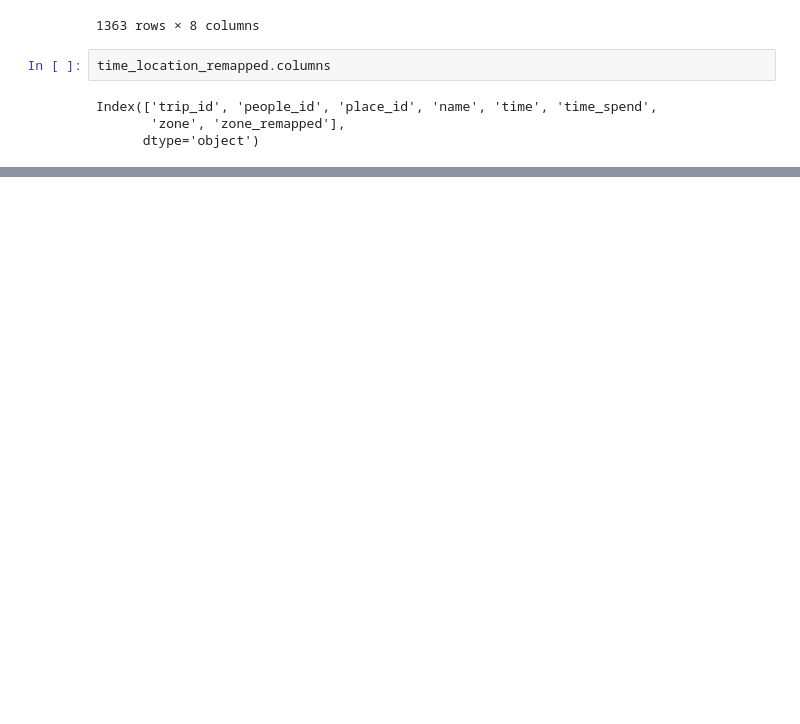
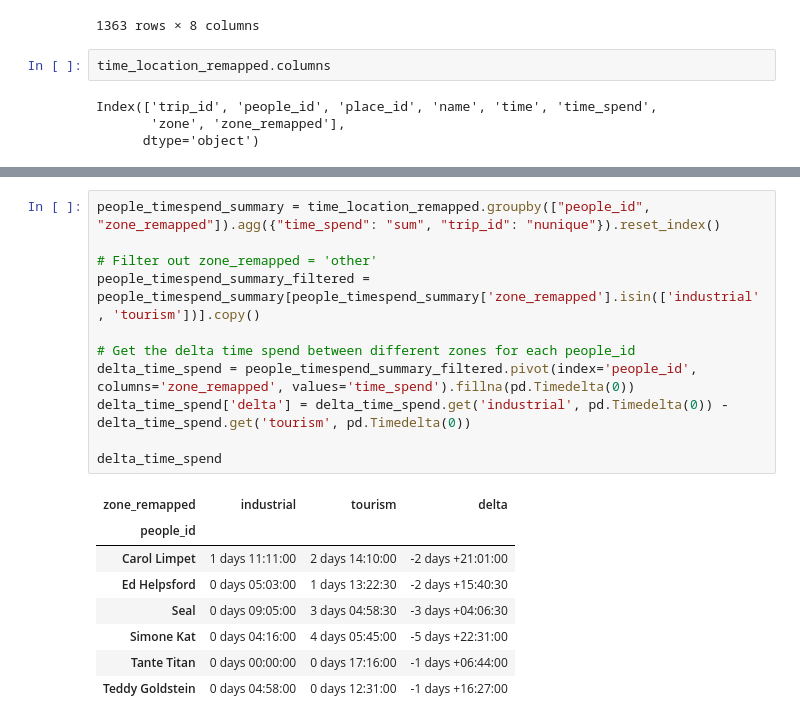
Before and after one commit to tvakul/dataviz1, a Jupyter notebook: data/checking.ipynb, the cells around one changed output, grey strips where cells are left out. Saved outputs shown, nothing was run; the diff lists cells and outputs as text; blank space fills up the shorter version.

```diff
--- a/data/checking.ipynb
+++ b/data/checking.ipynb
@@ -1623,0 +1744,20 @@ Index(['trip_id', 'people_id', 'place_id', 'name', 'time', 'time_spend',
+# %%
+people_timespend_summary = time_location_remapped.groupby(["people_id", "zone_remapped"]).agg({"time_spend": "sum", "trip_id": "nunique"}).reset_index()
+
+# Filter out zone_remapped = 'other'
+people_timespend_summary_filtered = people_timespend_summary[people_timespend_summary['zone_remapped'].isin(['industrial', 'tourism'])].copy()
+
+# Get the delta time spend between different zones for each people_id
+delta_time_spend = people_timespend_summary_filtered.pivot(index='people_id', columns='zone_remapped', values='time_spend').fillna(pd.Timedelta(0))
+delta_time_spend['delta'] = delta_time_spend.get('industrial', pd.Timedelta(0)) - delta_time_spend.get('tourism', pd.Timedelta(0))
+
+delta_time_spend
+# %% [output]
+| zone_remapped | industrial | tourism | delta |
+| people_id |  |  |  |
+| Carol Limpet | 1 days 11:11:00 | 2 days 14:10:00 | -2 days +21:01:00 |
+| Ed Helpsford | 0 days 05:03:00 | 1 days 13:22:30 | -2 days +15:40:30 |
+| Seal | 0 days 09:05:00 | 3 days 04:58:30 | -3 days +04:06:30 |
+| Simone Kat | 0 days 04:16:00 | 4 days 05:45:00 | -5 days +22:31:00 |
+| Tante Titan | 0 days 00:00:00 | 0 days 17:16:00 | -1 days +06:44:00 |
+| Teddy Goldstein | 0 days 04:58:00 | 0 days 12:31:00 | -1 days +16:27:00 |
```
Also changed, not shown: parts of 7 cells of this notebook, 4 other files.
